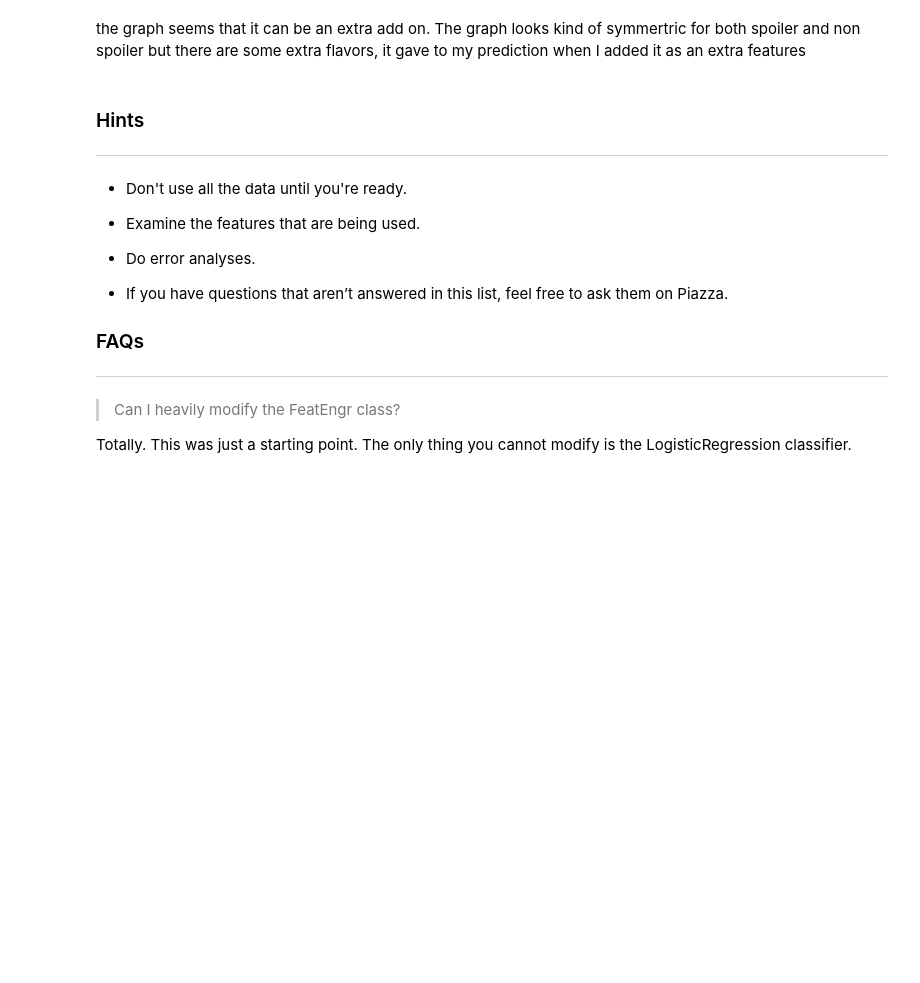
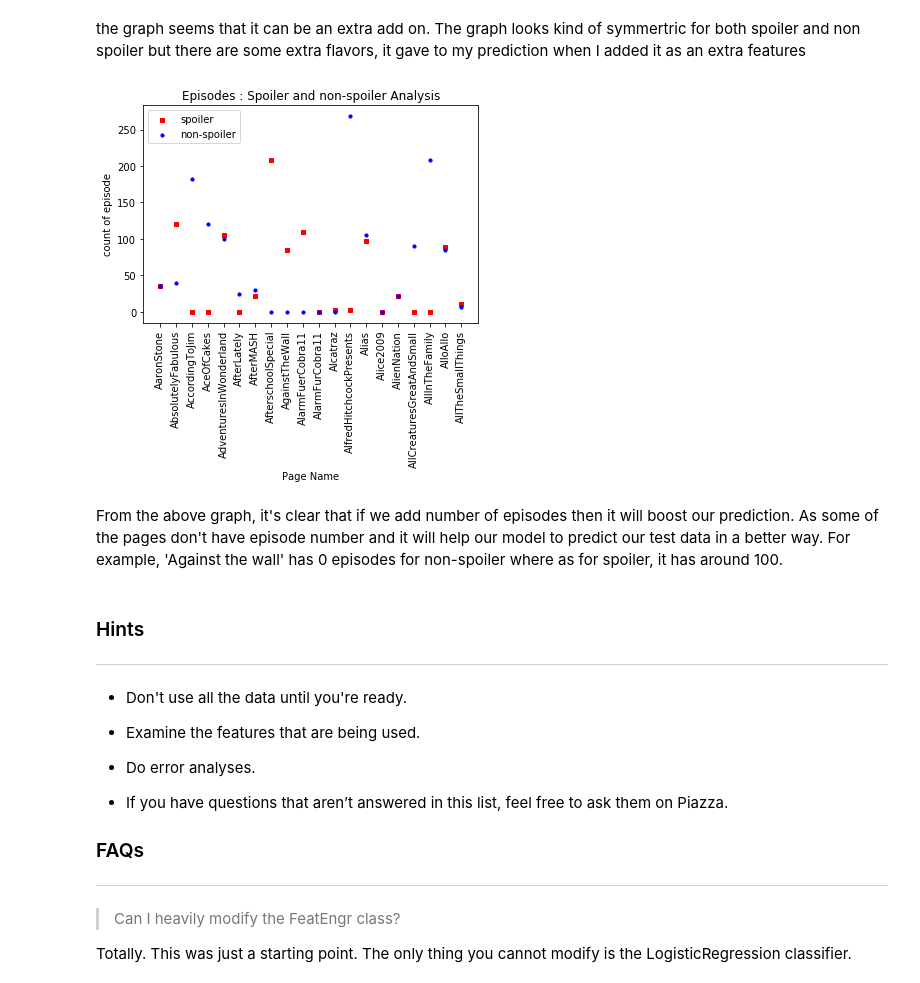
Before and after one commit to ajaykedia1992/CSCI5622-Machine-Learning, a Jupyter notebook: Homework 3_FeatureEngineering/Ajay_Kedia_Feature_Engineering.ipynb, the cells around one changed output. Drawn from its saved outputs; the diff is of its cells as text; code cells hidden in the pictures; blank space fills up the shorter version.

```diff
--- a/Homework 3_FeatureEngineering/Ajay_Kedia_Feature_Engineering.ipynb
+++ b/Homework 3_FeatureEngineering/Ajay_Kedia_Feature_Engineering.ipynb
@@ -1336,3 +1392,38 @@ the graph seems that it can be an extra add on. The graph looks kind of symmertr
+# %%
+spoiler_list = dfTrain.loc[dfTrain[kTARGET_FIELD] == 1]
+spoiler_list = spoiler_list.drop_duplicates(subset='page')
+non_spoiler_list = dfTrain.loc[dfTrain[kTARGET_FIELD] == 0]
+non_spoiler_list = non_spoiler_list.drop_duplicates(subset='page')
+
+# page_group_spoiler = spoiler_list.groupby(kEPISODE_LIST).size().sort_values(ascending=False)
+# page_group_nonspoiler = non_spoiler_list.groupby(kEPISODE_LIST).size().sort_values(ascending=False)
+
+spoiler_movie_list = spoiler_list[kPAGE_FIELD]
+spoiler_episode_no = spoiler_list[kEPISODE_LIST]
+
+non_spoiler_movie_list = non_spoiler_list[kPAGE_FIELD]
+non_spoiler_episode_no = non_spoiler_list[kEPISODE_LIST]
+
+x = range(20)
+fig = plt.figure()
+ax1 = fig.add_subplot(111)
+ax1.scatter(x, spoiler_episode_no[0:20], s=10, c='r', marker="s", label='spoiler')
+plt.xticks(x,spoiler_movie_list[0:20])
+loc,labels= plt.xticks()
+plt.setp(labels, rotation = 90)
+ax1.scatter(x, non_spoiler_episode_no[0:20], s=10, c='b', marker="o", label='non-spoiler')
+plt.xticks(x,non_spoiler_movie_list[0:20])
+loc,labels= plt.xticks()
+plt.setp(labels, rotation = 90)
+plt.xlabel('Page Name')
+plt.ylabel('count of episode')
+plt.legend(loc='upper left')
+plt.title('Episodes : Spoiler and non-spoiler Analysis')
+plt.show()
+# %% [output]
+[figure, added]
+# %% [markdown]
+From the above graph, it's clear that if we add number of episodes then it will boost our prediction. As some of the pages don't have episode number and it will help our model to predict our test data in a better way. For example, 'Against the wall' has 0 episodes for non-spoiler where as for spoiler, it has around 100.
 # %% [markdown]
 ### Hints
 ***
```
Also changed, not shown: parts of 1 cell of this notebook.
